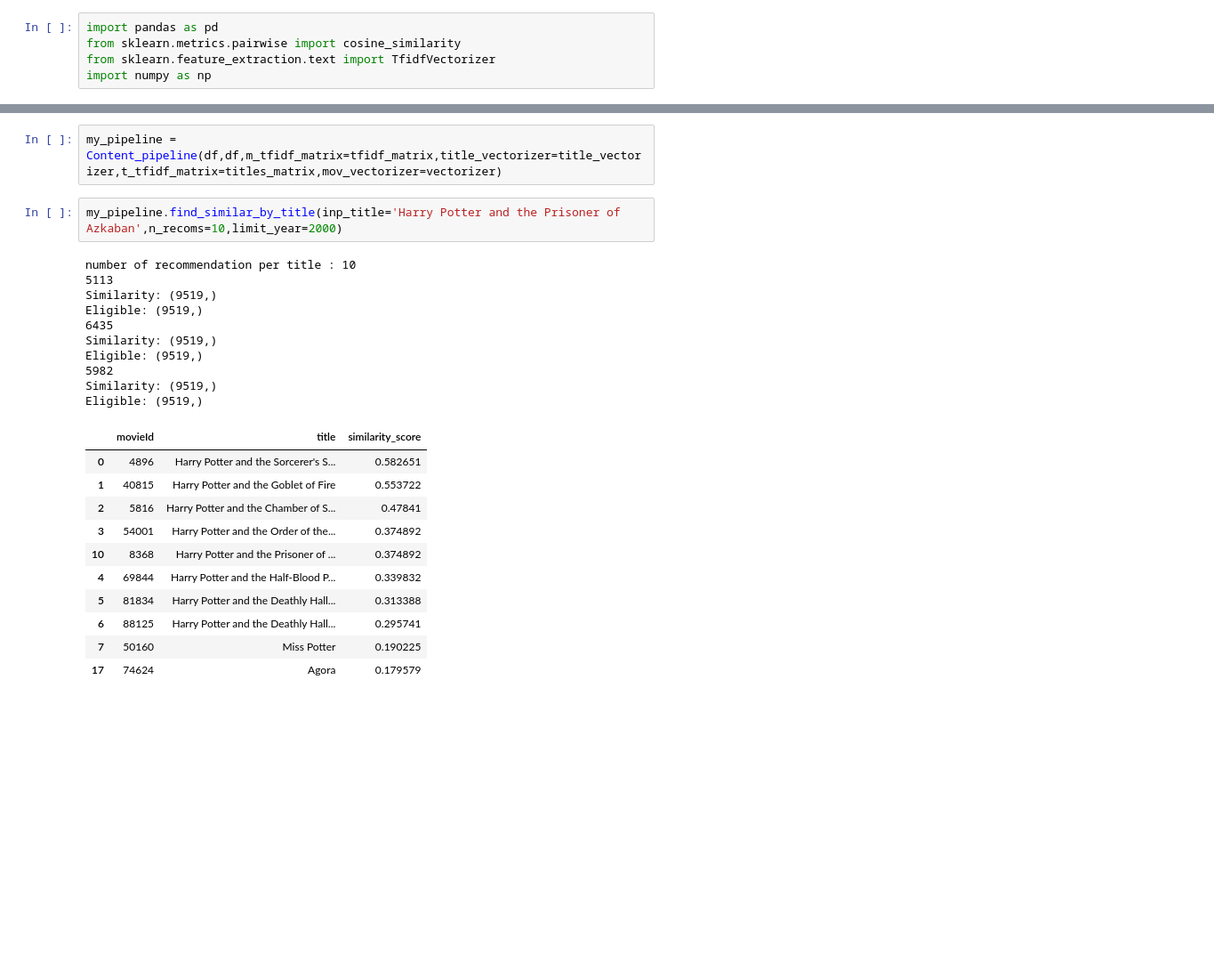
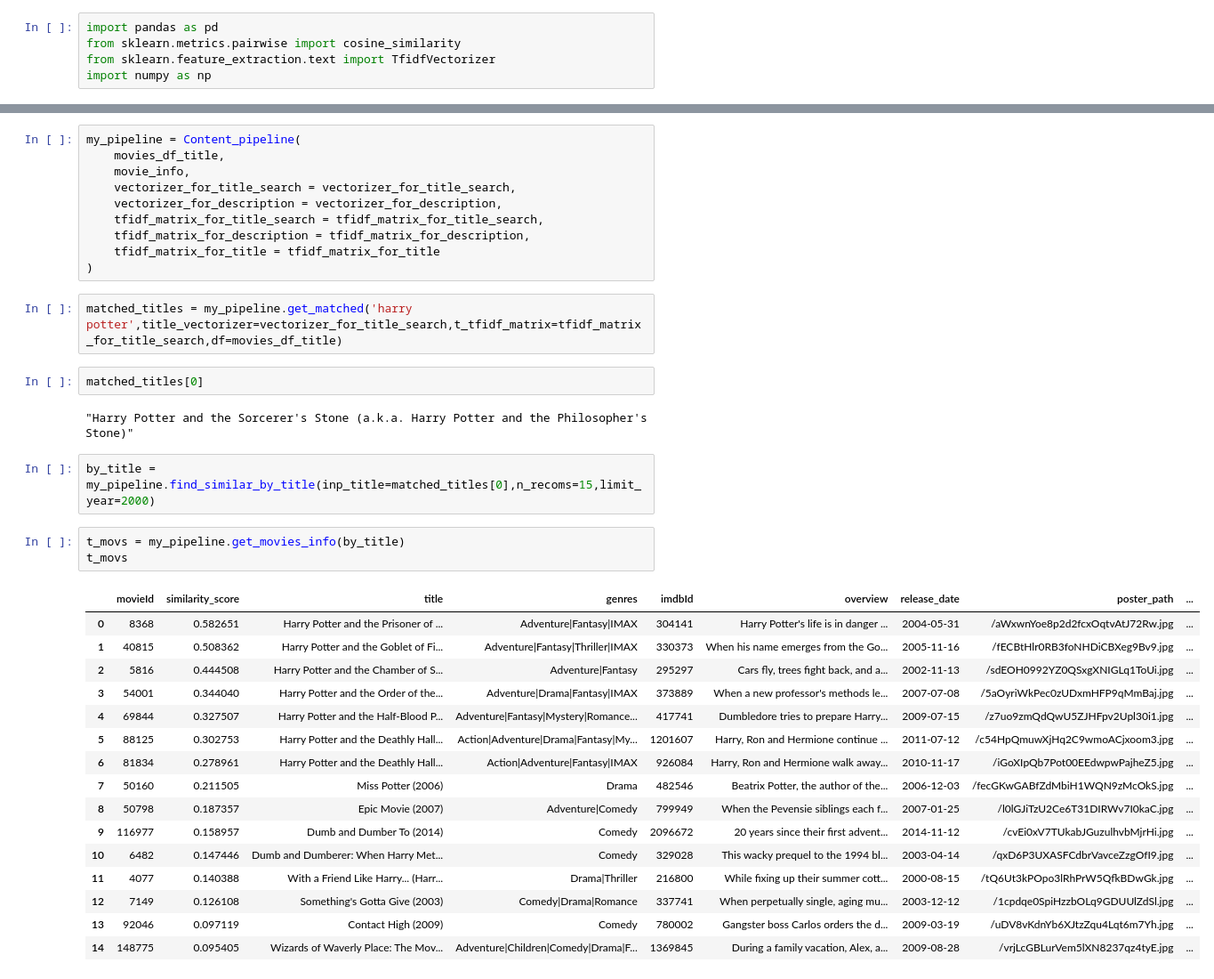
Before and after one commit to saadaliasghar1045-ops/Movie_recommender-Hybrid-, a Jupyter notebook: src/notebooks/content_model_training.ipynb, the cells around one changed output, grey strips where cells are left out. Shown at 89% size. Saved outputs shown, nothing was run; the diff lists cells and outputs as text; blank space fills up the shorter version.

```diff
--- a/src/notebooks/content_model_training.ipynb
+++ b/src/notebooks/content_model_training.ipynb
@@ -205,27 +231,39 @@ class Content_pipeline :
 # %%
-my_pipeline = Content_pipeline(df,df,m_tfidf_matrix=tfidf_matrix,title_vectorizer=title_vectorizer,t_tfidf_matrix=titles_matrix,mov_vectorizer=vectorizer)
+my_pipeline = Content_pipeline(
+    movies_df_title,
+    movie_info,
+    vectorizer_for_title_search = vectorizer_for_title_search,
+    vectorizer_for_description = vectorizer_for_description,
+    tfidf_matrix_for_title_search = tfidf_matrix_for_title_search,
+    tfidf_matrix_for_description = tfidf_matrix_for_description,
+    tfidf_matrix_for_title = tfidf_matrix_for_title
+)
+# %%
+matched_titles = my_pipeline.get_matched('harry potter',title_vectorizer=vectorizer_for_title_search,t_tfidf_matrix=tfidf_matrix_for_title_search,df=movies_df_title)
+# %%
+matched_titles[0]
+# %% [output]
+"Harry Potter and the Sorcerer's Stone (a.k.a. Harry Potter and the Philosopher's Stone)"
 # %%
-my_pipeline.find_similar_by_title(inp_title='Harry Potter and the Prisoner of Azkaban',n_recoms=10,limit_year=2000)
+by_title = my_pipeline.find_similar_by_title(inp_title=matched_titles[0],n_recoms=15,limit_year=2000)
-# %% [output]
-number of recommendation per title : 10
-5113
-Similarity: (9519,)
-Eligible: (9519,)
-6435
-Similarity: (9519,)
-Eligible: (9519,)
-5982
-Similarity: (9519,)
-Eligible: (9519,)
-|  | movieId | title | similarity_score |
-| 0 | 4896 | Harry Potter and the Sorcerer's S... | 0.582651 |
-| 1 | 40815 | Harry Potter and the Goblet of Fire | 0.553722 |
-| 2 | 5816 | Harry Potter and the Chamber of S... | 0.47841 |
-| 3 | 54001 | Harry Potter and the Order of the... | 0.374892 |
-| 10 | 8368 | Harry Potter and the Prisoner of ... | 0.374892 |
-| 4 | 69844 | Harry Potter and the Half-Blood P... | 0.339832 |
-| 5 | 81834 | Harry Potter and the Deathly Hall... | 0.313388 |
-| 6 | 88125 | Harry Potter and the Deathly Hall... | 0.295741 |
-| 7 | 50160 | Miss Potter | 0.190225 |
-| 17 | 74624 | Agora | 0.179579 |
+# %%
+t_movs = my_pipeline.get_movies_info(by_title)
+t_movs
+# %% [output]
+|  | movieId | similarity_score | title | genres | imdbId | overview | release_date | poster_path | ... |
+| 0 | 8368 | 0.582651 | Harry Potter and the Prisoner of ... | Adventure|Fantasy|IMAX | 304141 | Harry Potter's life is in danger ... | 2004-05-31 | /aWxwnYoe8p2d2fcxOqtvAtJ72Rw.jpg | ... |
+| 1 | 40815 | 0.508362 | Harry Potter and the Goblet of Fi... | Adventure|Fantasy|Thriller|IMAX | 330373 | When his name emerges from the Go... | 2005-11-16 | /fECBtHlr0RB3foNHDiCBXeg9Bv9.jpg | ... |
+| 2 | 5816 | 0.444508 | Harry Potter and the Chamber of S... | Adventure|Fantasy | 295297 | Cars fly, trees fight back, and a... | 2002-11-13 | /sdEOH0992YZ0QSxgXNIGLq1ToUi.jpg | ... |
+| 3 | 54001 | 0.344040 | Harry Potter and the Order of the... | Adventure|Drama|Fantasy|IMAX | 373889 | When a new professor's methods le... | 2007-07-08 | /5aOyriWkPec0zUDxmHFP9qMmBaj.jpg | ... |
+| 4 | 69844 | 0.327507 | Harry Potter and the Half-Blood P... | Adventure|Fantasy|Mystery|Romance... | 417741 | Dumbledore tries to prepare Harry... | 2009-07-15 | /z7uo9zmQdQwU5ZJHFpv2Upl30i1.jpg | ... |
+| 5 | 88125 | 0.302753 | Harry Potter and the Deathly Hall... | Action|Adventure|Drama|Fantasy|My... | 1201607 | Harry, Ron and Hermione continue ... | 2011-07-12 | /c54HpQmuwXjHq2C9wmoACjxoom3.jpg | ... |
+| 6 | 81834 | 0.278961 | Harry Potter and the Deathly Hall... | Action|Adventure|Fantasy|IMAX | 926084 | Harry, Ron and Hermione walk away... | 2010-11-17 | /iGoXIpQb7Pot00EEdwpwPajheZ5.jpg | ... |
+| 7 | 50160 | 0.211505 | Miss Potter (2006) | Drama | 482546 | Beatrix Potter, the author of the... | 2006-12-03 | /fecGKwGABfZdMbiH1WQN9zMcOkS.jpg | ... |
+| 8 | 50798 | 0.187357 | Epic Movie (2007) | Adventure|Comedy | 799949 | When the Pevensie siblings each f... | 2007-01-25 | /l0lGJiTzU2Ce6T31DIRWv7I0kaC.jpg | ... |
+| 9 | 116977 | 0.158957 | Dumb and Dumber To (2014) | Comedy | 2096672 | 20 years since their first advent... | 2014-11-12 | /cvEi0xV7TUkabJGuzulhvbMjrHi.jpg | ... |
+| 10 | 6482 | 0.147446 | Dumb and Dumberer: When Harry Met... | Comedy | 329028 | This wacky prequel to the 1994 bl... | 2003-04-14 | /qxD6P3UXASFCdbrVavceZzgOfI9.jpg | ... |
+| 11 | 4077 | 0.140388 | With a Friend Like Harry... (Harr... | Drama|Thriller | 216800 | While fixing up their summer cott... | 2000-08-15 | /tQ6Ut3kPOpo3lRhPrW5QfkBDwGk.jpg | ... |
+| 12 | 7149 | 0.126108 | Something's Gotta Give (2003) | Comedy|Drama|Romance | 337741 | When perpetually single, aging mu... | 2003-12-12 | /1cpdqe0SpiHzzbOLq9GDUUlZdSl.jpg | ... |
+| 13 | 92046 | 0.097119 | Contact High (2009) | Comedy | 780002 | Gangster boss Carlos orders the d... | 2009-03-19 | /uDV8vKdnYb6XJtzZqu4Lqt6m7Yh.jpg | ... |
+| 14 | 148775 | 0.095405 | Wizards of Waverly Place: The Mov... | Adventure|Children|Comedy|Drama|F... | 1369845 | During a family vacation, Alex, a... | 2009-08-28 | /vrjLcGBLurVem5lXN8237qz4tyE.jpg | ... |
 # %%
```
Also changed, not shown: parts of 16 cells of this notebook, 6 other files.
